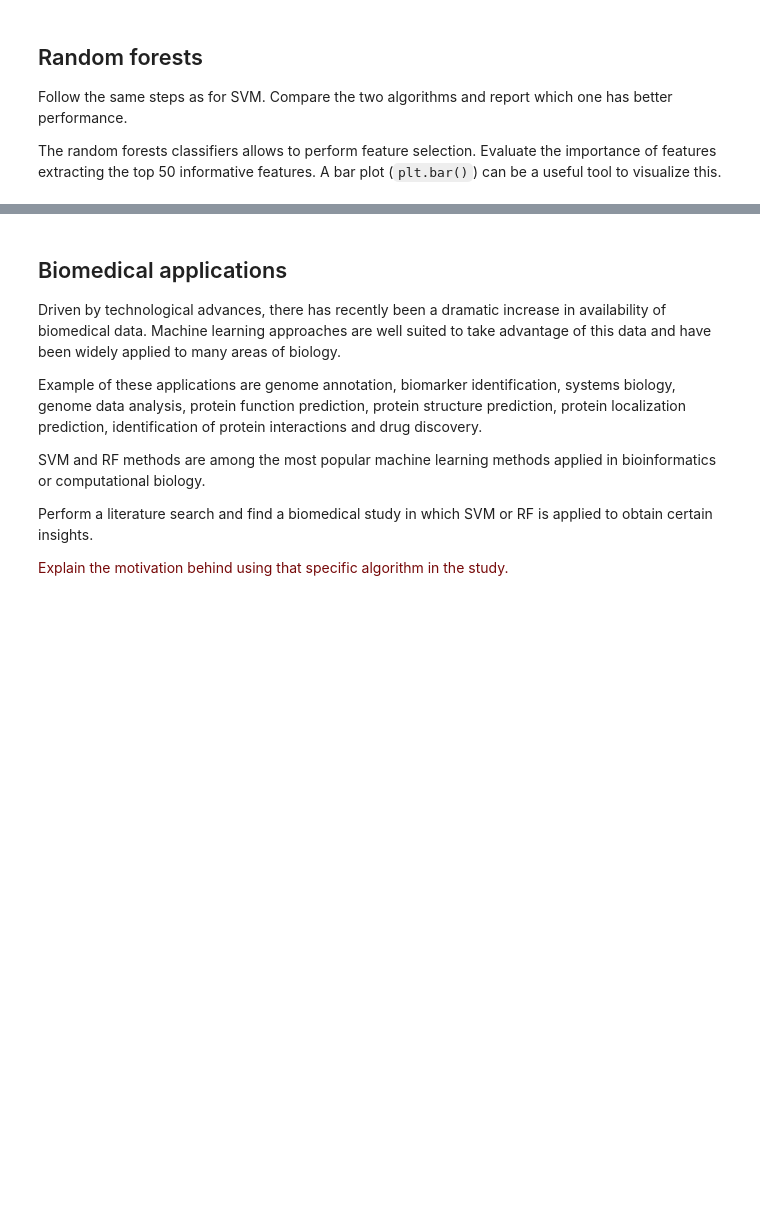
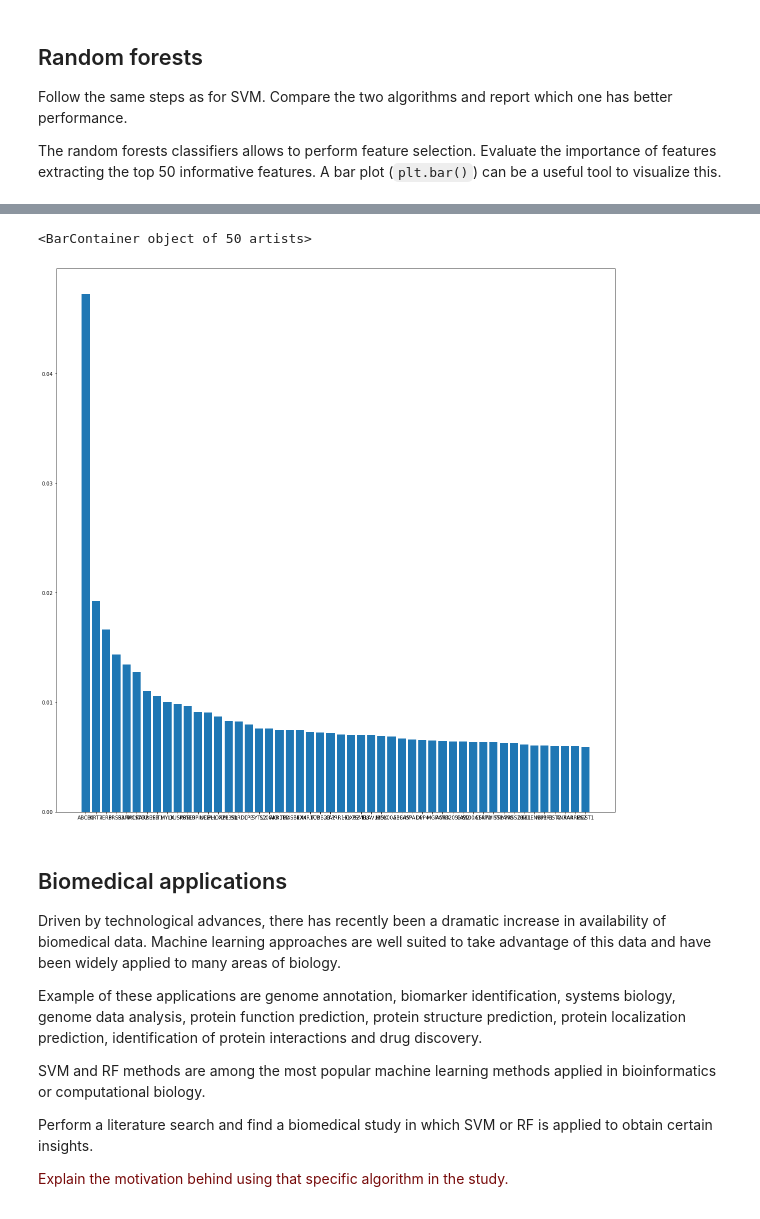
Before and after one commit to MirtheK/8dm50-machine-learning, a Jupyter notebook: practicals/week_6.ipynb, the cells around one changed output, grey strips where cells are left out. Cells and saved outputs as stored; diff of their text form; code cells hidden in the pictures; blank space fills up the shorter version.

```diff
--- a/practicals/week_6.ipynb
+++ b/practicals/week_6.ipynb
@@ -16,7 +16,7 @@ The curated data can be read as `pandas` `DataFrame` in the following way:
 # %%
 import pandas as pd
 
-gene_expression = pd.read_csv("./data/RNA_expression_curated.csv", sep=',', header=0, index_col=0)b
+gene_expression = pd.read_csv("./data/RNA_expression_curated.csv", sep=',', header=0, index_col=0)
 drug_response = pd.read_csv("./data/drug_response_curated.csv", sep=',', header=0, index_col=0)
 # %% [markdown]
 The goal of the exercises is to train support vector machine (SVM) and random forests classifiers on this dataset and explore and learn about their hyperparameters.
@@ -158,12 +158,20 @@ Okay, above, I walked you through an intuitive example where we can visualize ou
 Explore the hyper-parameter space of an SVM classifier with cross-validation for the Genomics of Drug Sensitivity in Cancer (GDSC) dataset. The`GridSearchCV` function can be used to specify a grid of parameter values with the `param_grid` parameter.
 
 Calculate the precision of your predictions, and compare your calculations with the results of `classification_report`, which displays many classification metrics.
+# %%
+import scipy.stats as stats
+x_ex = gene_expression
+y_ex = drug_response
+zscores = stats.zscore(drug_response)
+labels = np.zeros(len(zscores))
+for i in range(len(zscores)):
+    if zscores[i] >= 0:
+        labels[i] = 1
+    else:
+        labels[i] = 0
+X_train, X_test, Y_train, Y_test = train_test_split(x_ex, labels, test_size=0.33, random_state=333)
 # %%
-# splitting data into training and test set
-X_train, X_test, y_train, y_test = train_test_split(gene_expression, drug_response, test_size=0.33, random_state=333)
 
-df_feat = gene_expression
-df_target = drug_response
 
 #X_train, X_test, y_train, y_test = train_test_split(
 #                        df_feat, np.ravel(df_target),
@@ -209,7 +233,7 @@ y = drug_response
 classifier = svm.SVC()
 
 # Train it on the entire training data set
-classifier.fit(X_train, y_train)
+classifier.fit(X_train, Y_train)
 
 # Get predictions on the test set
 y_pred = classifier.predict(X_test)
@@ -262,3 +281,23 @@ ValueError: Unknown label type: 'continuous'
+# %%
+#features
+feat_val = model.feature_importances_
+feat_name = X.columns
+
+# initialise data of lists.
+data = {'Name': feat_name,
+        'Value':feat_val}
+
+# Create DataFrame
+features = pd.DataFrame(data)
+
+#plt.bar(feat_name, feat_val)
+feat = features.sort_values('Value', ascending=False)
+
+plt.figure(figsize=(20,20))
+plt.bar(feat.iloc[0:50,0], feat.iloc[0:50,1])
+# %% [output]
+<BarContainer object of 50 artists>
+[figure, added]
 # %% [markdown]
 
 ## Biomedical applications
```
Also changed, not shown: parts of 4 cells of this notebook.
